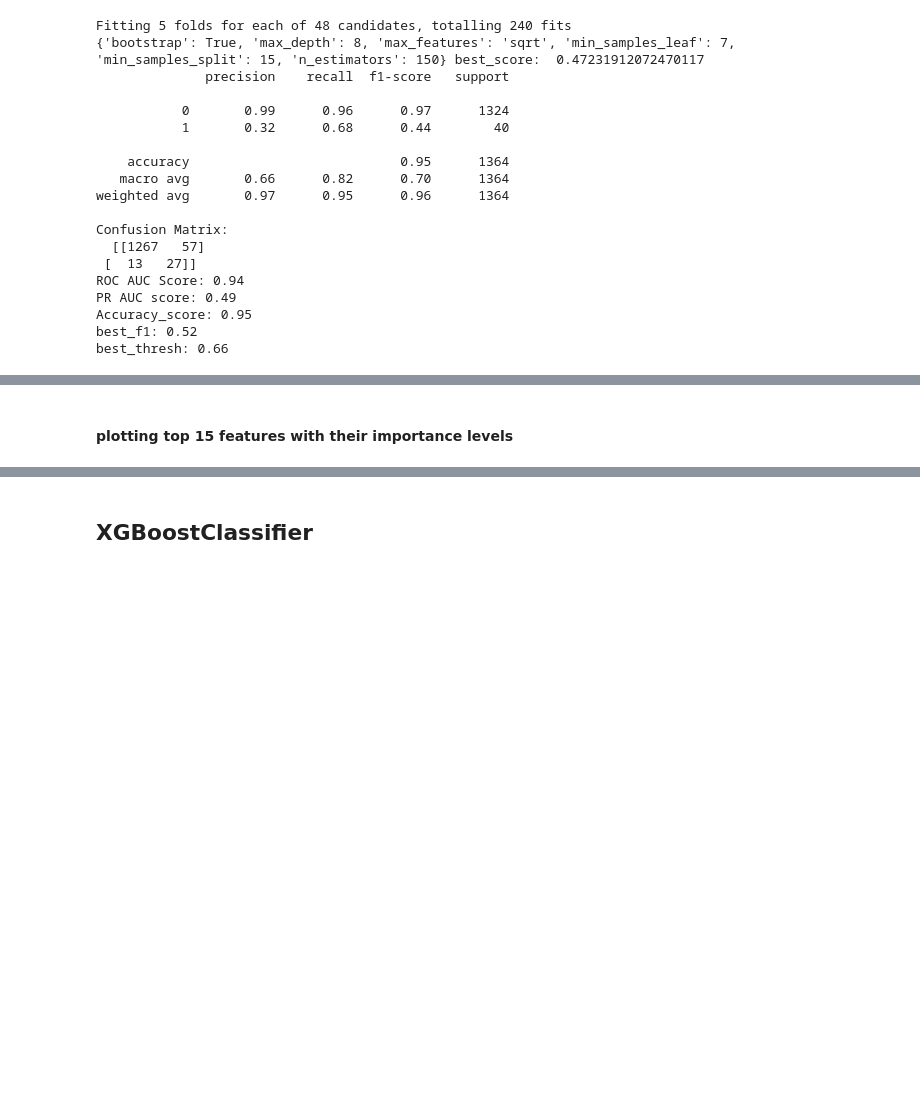
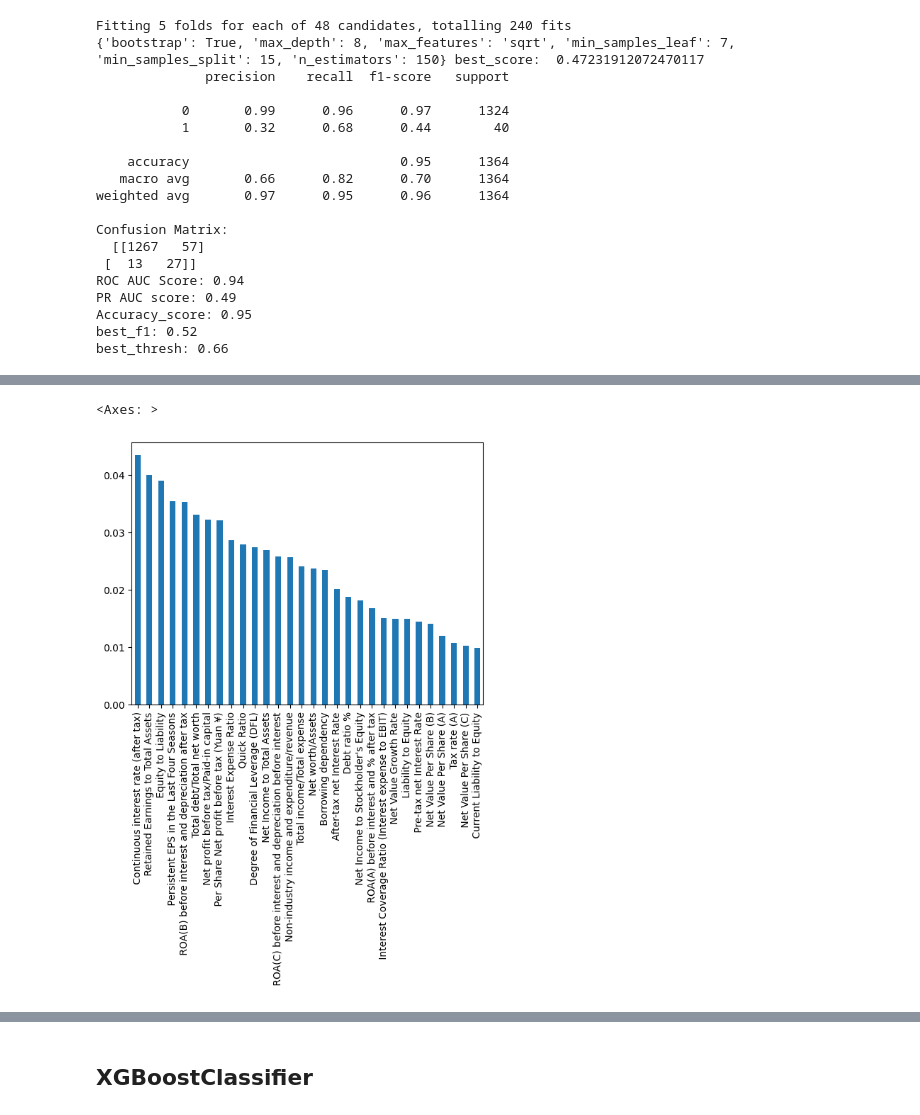
Before and after one commit to Wizardcode28/Company_Bankruptcy_Prediction, a Jupyter notebook: bankruptcy_prediction.ipynb, the cells around one changed output, grey strips where cells are left out. Cells and saved outputs as stored; diff of their text form; code cells hidden in the pictures; blank space fills up the shorter version.

```diff
--- a/bankruptcy_prediction.ipynb
+++ b/bankruptcy_prediction.ipynb
@@ -618,7 +640,7 @@ params={
 }
 rnd_clf=RandomForestClassifier(class_weight="balanced")
 # %%
-grid=GridSearchCV(rnd_clf,params,cv=5,n_jobs=-1,scoring="f1",verbose=2,return_train_score=True)
+grid=GridSearchCV(rnd_clf,params,cv=5,n_jobs=-1,scoring="f1",verbose=0,return_train_score=False)
 grid.fit(x_train,y_train)
 clf=grid.best_estimator_
 print(clf,grid.best_params_,grid.best_score_)
@@ -659,5 +682,5 @@ rnd_clf=RandomForestClassifier(class_weight="balanced")
 # %%
-grid=GridSearchCV(rnd_clf,params,cv=5,n_jobs=-1,scoring="f1",verbose=2,return_train_score=False)
+grid=GridSearchCV(rnd_clf,params,cv=5,n_jobs=-1,scoring="f1",verbose=0,return_train_score=False)
 grid.fit(x_train,y_train)
 clf=grid.best_estimator_
 print(grid.best_params_,"best_score: ",grid.best_score_)
@@ -696,7 +720,7 @@ params={
 }
 rnd_clf=RandomForestClassifier(class_weight="balanced")
 # %%
-grid=GridSearchCV(rnd_clf,params,cv=5,n_jobs=-1,scoring="f1",verbose=2,return_train_score=False)
+grid=GridSearchCV(rnd_clf,params,cv=5,n_jobs=-1,scoring="f1",verbose=0,return_train_score=False)
 grid.fit(x_train,y_train)
 clf=grid.best_estimator_
 print(grid.best_params_,"best_score: ",grid.best_score_)
@@ -750,7 +754,7 @@ Fitting 5 folds for each of 48 candidates, totalling 240 fits
 # %%
-importances=pd.Series(clf.feature_importances,index=x_train.columns)
-top30_features=importances.sort(ascending=False).head(30)
-top_features_count=(importances.sort(ascending=False).cumsum()>=0.95).sum()
-top_features=importances.sort(ascending=False).head(top_features_count)
+importances=pd.Series(clf.feature_importances_,index=x_train.columns)
+top30_features=importances.sort_values(ascending=False).head(30)
+top_features_count=(importances.sort_values(ascending=False).cumsum()>=0.95).sum()
+top_features=importances.sort_values(ascending=False).head(top_features_count)
 top30_features,top_features_count,top_features
 # %% [output]
@@ -758,2 +777,0 @@ AttributeError: 'RandomForestClassifier' object has no attribute 'feature_import
-# %% [markdown]
-#### plotting top 15 features with their importance levels
@@ -760,3 +783,7 @@ AttributeError: 'RandomForestClassifier' object has no attribute 'feature_import
 # %%
-plt.plot(top30_features)
+# plotting top 30 features with their importance levels
+top30_features.plot(kind="bar")
+# %% [output]
+<Axes: >
+[figure, added]
 # %%
```
Also changed, not shown: parts of 35 cells of this notebook, 2 other files.
